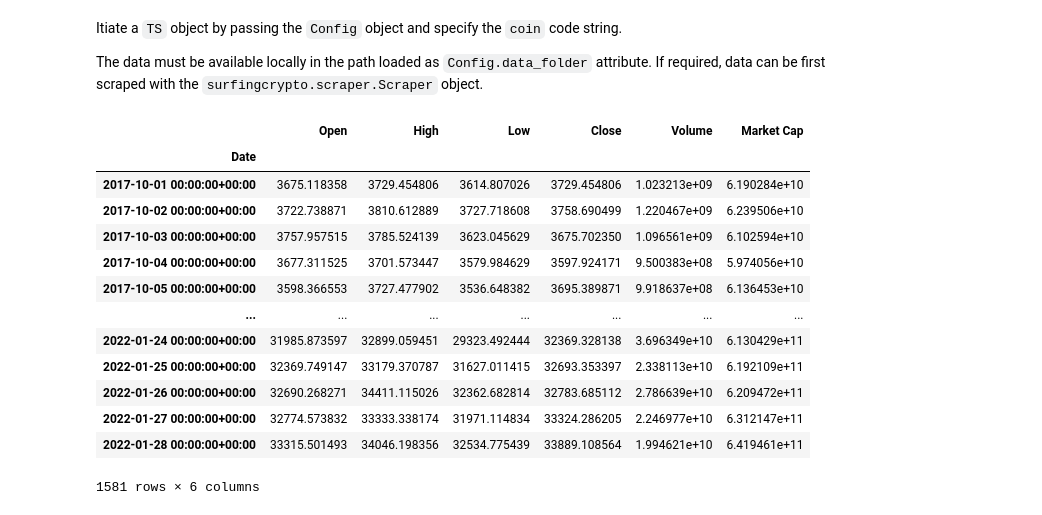
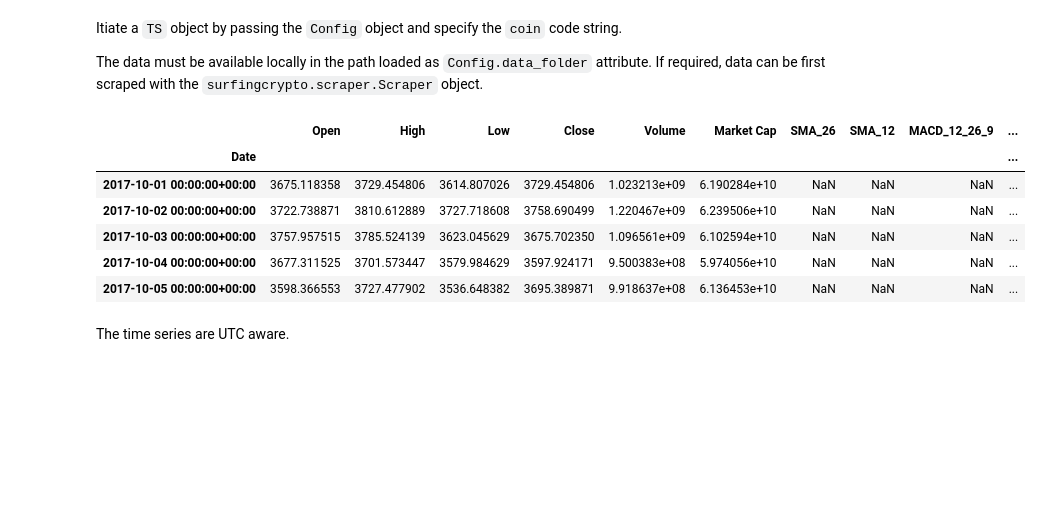
Before and after one commit to webclinic017/surfingcrypto, a Jupyter notebook: examples/ts.ipynb, the cells around one changed output. Saved outputs shown, nothing was run; the diff lists cells and outputs as text; code cells hidden in the pictures; blank space fills up the shorter version.

```diff
--- a/examples/ts.ipynb
+++ b/examples/ts.ipynb
@@ -14,20 +14,17 @@ Itiate a `TS` object by passing the `Config` object and specify the `coin` code
 The data must be available locally in the path loaded as `Config.data_folder` attribute. If required, data can be first scraped with the `surfingcrypto.scraper.Scraper` object.
 # %%
 ts=TS(c,coin="BTC")
-ts.df
-# %% [output]
-|  | Open | High | Low | Close | Volume | Market Cap |
-| Date |  |  |  |  |  |  |
-| 2017-10-01 00:00:00+00:00 | 3675.118358 | 3729.454806 | 3614.807026 | 3729.454806 | 1.023213e+09 | 6.190284e+10 |
-| 2017-10-02 00:00:00+00:00 | 3722.738871 | 3810.612889 | 3727.718608 | 3758.690499 | 1.220467e+09 | 6.239506e+10 |
-| 2017-10-03 00:00:00+00:00 | 3757.957515 | 3785.524139 | 3623.045629 | 3675.702350 | 1.096561e+09 | 6.102594e+10 |
-| 2017-10-04 00:00:00+00:00 | 3677.311525 | 3701.573447 | 3579.984629 | 3597.924171 | 9.500383e+08 | 5.974056e+10 |
-| 2017-10-05 00:00:00+00:00 | 3598.366553 | 3727.477902 | 3536.648382 | 3695.389871 | 9.918637e+08 | 6.136453e+10 |
-| ... | ... | ... | ... | ... | ... | ... |
-| 2022-01-24 00:00:00+00:00 | 31985.873597 | 32899.059451 | 29323.492444 | 32369.328138 | 3.696349e+10 | 6.130429e+11 |
-| 2022-01-25 00:00:00+00:00 | 32369.749147 | 33179.370787 | 31627.011415 | 32693.353397 | 2.338113e+10 | 6.192109e+11 |
-| 2022-01-26 00:00:00+00:00 | 32690.268271 | 34411.115026 | 32362.682814 | 32783.685112 | 2.786639e+10 | 6.209472e+11 |
-| 2022-01-27 00:00:00+00:00 | 32774.573832 | 33333.338174 | 31971.114834 | 33324.286205 | 2.246977e+10 | 6.312147e+11 |
-| 2022-01-28 00:00:00+00:00 | 33315.501493 | 34046.198356 | 32534.775439 | 33889.108564 | 1.994621e+10 | 6.419461e+11 |
-1581 rows × 6 columns
+# %%
+ts.ta_indicators()
+ts.df.head()
+# %% [output]
+|  | Open | High | Low | Close | Volume | Market Cap | SMA_26 | SMA_12 | MACD_12_26_9 | ... |
+| Date |  |  |  |  |  |  |  |  |  | ... |
+| 2017-10-01 00:00:00+00:00 | 3675.118358 | 3729.454806 | 3614.807026 | 3729.454806 | 1.023213e+09 | 6.190284e+10 | NaN | NaN | NaN | ... |
+| 2017-10-02 00:00:00+00:00 | 3722.738871 | 3810.612889 | 3727.718608 | 3758.690499 | 1.220467e+09 | 6.239506e+10 | NaN | NaN | NaN | ... |
+| 2017-10-03 00:00:00+00:00 | 3757.957515 | 3785.524139 | 3623.045629 | 3675.702350 | 1.096561e+09 | 6.102594e+10 | NaN | NaN | NaN | ... |
+| 2017-10-04 00:00:00+00:00 | 3677.311525 | 3701.573447 | 3579.984629 | 3597.924171 | 9.500383e+08 | 5.974056e+10 | NaN | NaN | NaN | ... |
+| 2017-10-05 00:00:00+00:00 | 3598.366553 | 3727.477902 | 3536.648382 | 3695.389871 | 9.918637e+08 | 6.136453e+10 | NaN | NaN | NaN | ... |
+# %% [markdown]
+The time series are UTC aware.
 # %%
```
Also changed, not shown: parts of 5 cells of this notebook, 3 other files.
